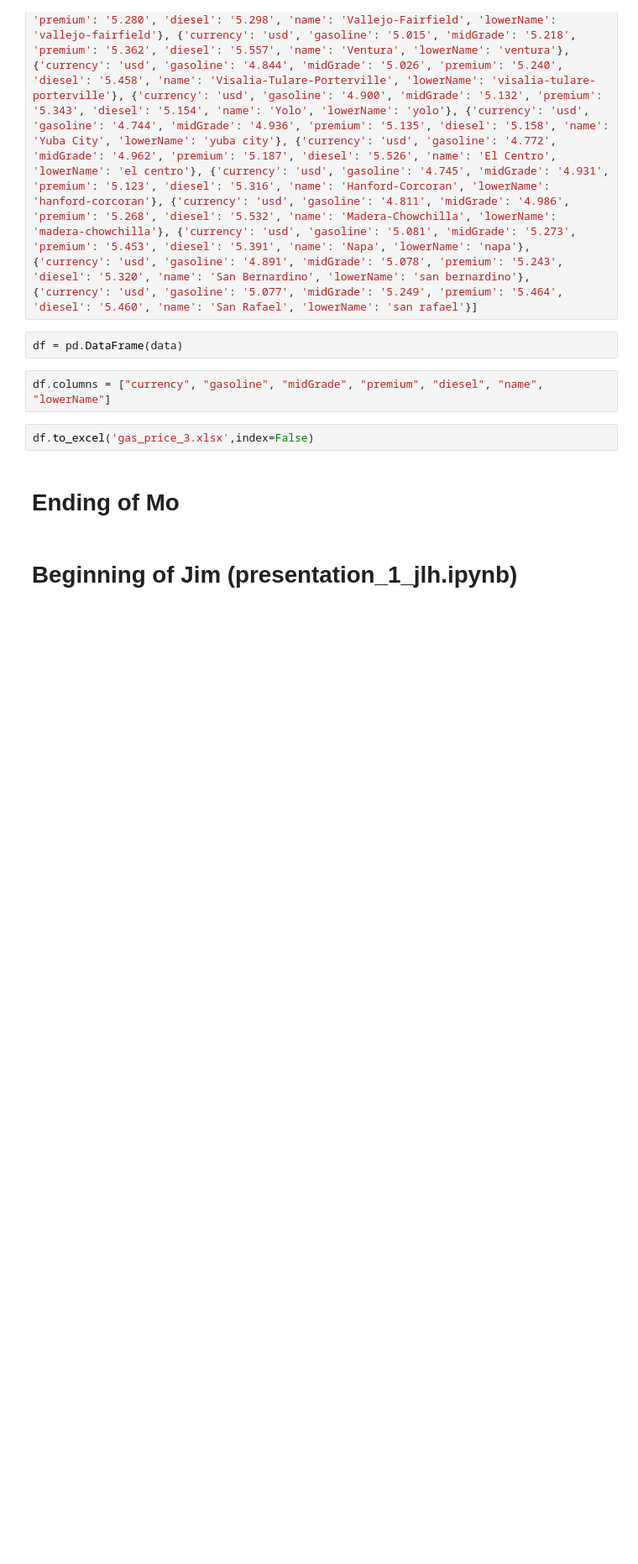
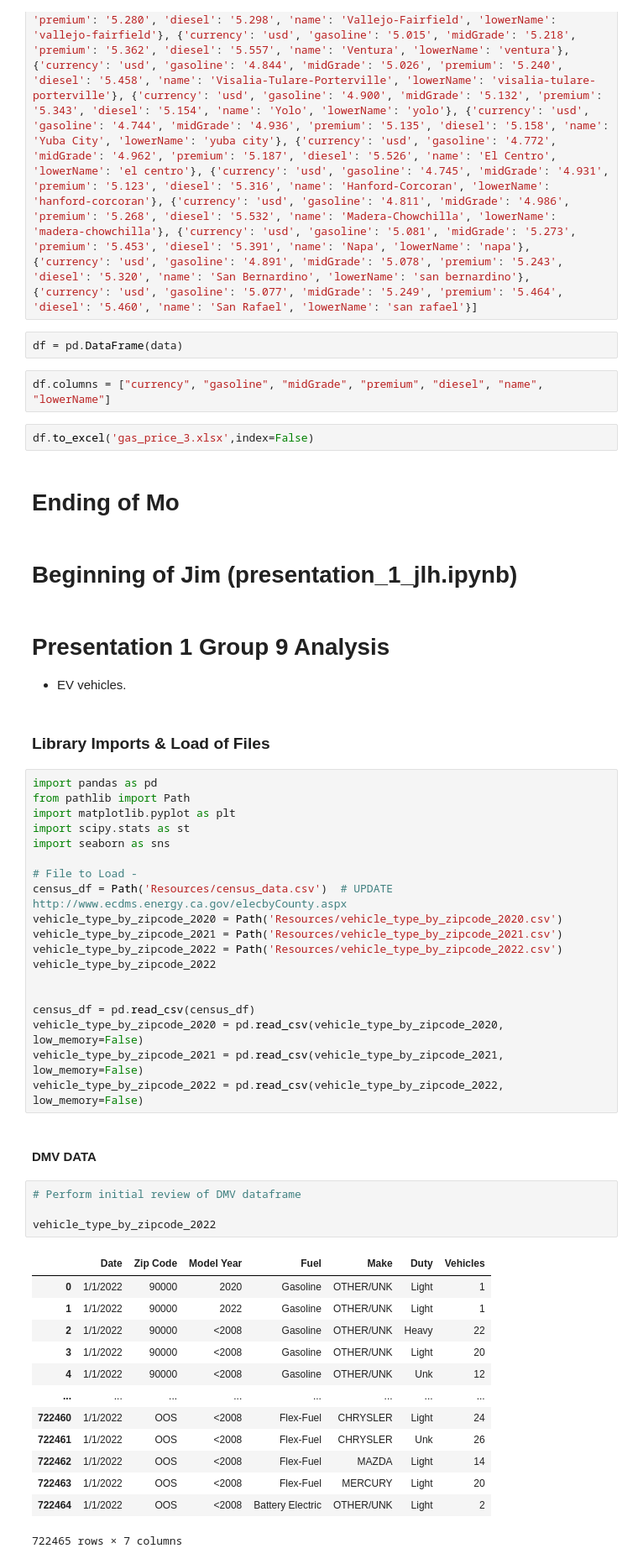
Before and after one commit to JaredWillson/group_9_project_1, a Jupyter notebook: Group_9_submission.ipynb, the cells around one changed output. Shown at 84% size. Cells and saved outputs as stored; diff of their text form; blank space fills up the shorter version.

```diff
--- a/Group_9_submission.ipynb
+++ b/Group_9_submission.ipynb
@@ -1179,3 +1471,48 @@ df.to_excel('gas_price_3.xlsx',index=False)
 # Ending of Mo
 # %% [markdown]
 # Beginning of Jim (presentation_1_jlh.ipynb)
+# %% [markdown]
+# Presentation 1 Group 9 Analysis
+
+- EV vehicles.
+# %% [markdown]
+### Library Imports & Load of Files
+# %%
+import pandas as pd
+from pathlib import Path
+import matplotlib.pyplot as plt
+import scipy.stats as st
+import seaborn as sns
+
+# File to Load -
+census_df = Path('Resources/census_data.csv')  # UPDATE http://www.ecdms.energy.ca.gov/elecbyCounty.aspx
+vehicle_type_by_zipcode_2020 = Path('Resources/vehicle_type_by_zipcode_2020.csv')
+vehicle_type_by_zipcode_2021 = Path('Resources/vehicle_type_by_zipcode_2021.csv')
+vehicle_type_by_zipcode_2022 = Path('Resources/vehicle_type_by_zipcode_2022.csv')
+vehicle_type_by_zipcode_2022
+
+
+census_df = pd.read_csv(census_df)
+vehicle_type_by_zipcode_2020 = pd.read_csv(vehicle_type_by_zipcode_2020, low_memory=False)
+vehicle_type_by_zipcode_2021 = pd.read_csv(vehicle_type_by_zipcode_2021, low_memory=False)
+vehicle_type_by_zipcode_2022 = pd.read_csv(vehicle_type_by_zipcode_2022, low_memory=False)
+# %% [markdown]
+#### DMV DATA
+# %%
+# Perform initial review of DMV dataframe
+
+vehicle_type_by_zipcode_2022
+# %% [output]
+|  | Date | Zip Code | Model Year | Fuel | Make | Duty | Vehicles |
+| 0 | 1/1/2022 | 90000 | 2020 | Gasoline | OTHER/UNK | Light | 1 |
+| 1 | 1/1/2022 | 90000 | 2022 | Gasoline | OTHER/UNK | Light | 1 |
+| 2 | 1/1/2022 | 90000 | <2008 | Gasoline | OTHER/UNK | Heavy | 22 |
+| 3 | 1/1/2022 | 90000 | <2008 | Gasoline | OTHER/UNK | Light | 20 |
+| 4 | 1/1/2022 | 90000 | <2008 | Gasoline | OTHER/UNK | Unk | 12 |
+| ... | ... | ... | ... | ... | ... | ... | ... |
+| 722460 | 1/1/2022 | OOS | <2008 | Flex-Fuel | CHRYSLER | Light | 24 |
+| 722461 | 1/1/2022 | OOS | <2008 | Flex-Fuel | CHRYSLER | Unk | 26 |
+| 722462 | 1/1/2022 | OOS | <2008 | Flex-Fuel | MAZDA | Light | 14 |
+| 722463 | 1/1/2022 | OOS | <2008 | Flex-Fuel | MERCURY | Light | 20 |
+| 722464 | 1/1/2022 | OOS | <2008 | Battery Electric | OTHER/UNK | Light | 2 |
+722465 rows × 7 columns
```
Also changed, not shown: parts of 49 cells of this notebook, 2 other files.
